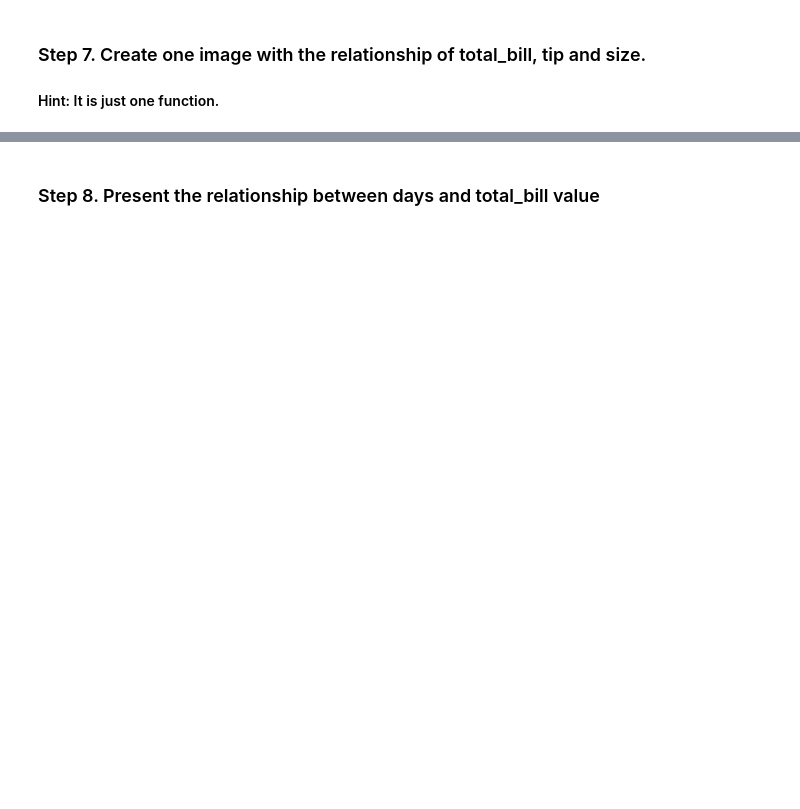
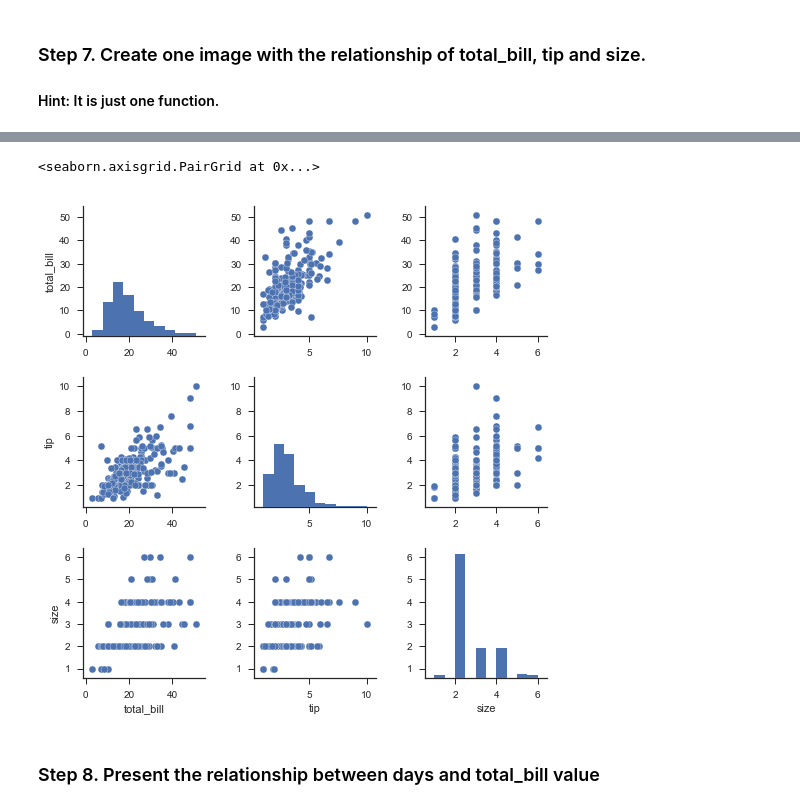
Before and after one commit to jordanmoritz/PandasExercises, a Jupyter notebook: pandas_exercises-master/07_Visualization/Tips/Exercises.ipynb, the cells around one changed output, grey strips where cells are left out. Drawn from its saved outputs; the diff is of its cells as text; code cells hidden in the pictures; blank space fills up the shorter version.

```diff
--- a/pandas_exercises-master/07_Visualization/Tips/Exercises.ipynb
+++ b/pandas_exercises-master/07_Visualization/Tips/Exercises.ipynb
@@ -116,2 +128,7 @@ plt.scatter(x=tips.total_bill, y=tips.total_bill, s=tips.size)
+# %%
+sns.pairplot(data=tips)
+# %% [output]
+<seaborn.axisgrid.PairGrid at 0x...>
+[figure, added]
 # %% [markdown]
 ### Step 8. Present the relationship between days and total_bill value
```
Also changed, not shown: parts of 9 cells of this notebook.
